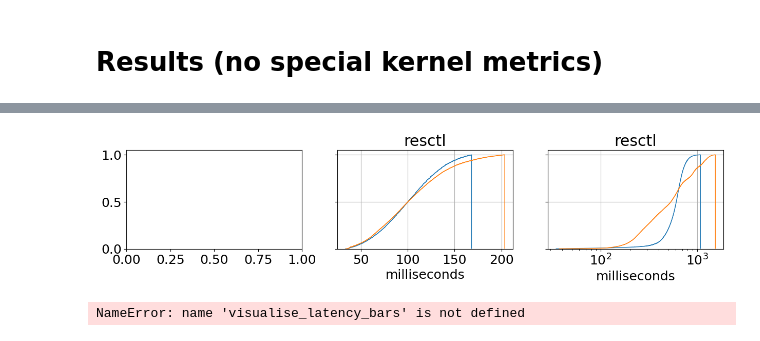
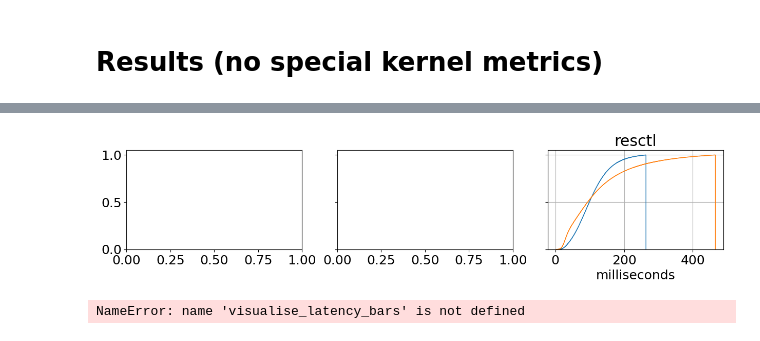
Before and after one commit to isstaif/CFS-LLF_main, a Jupyter notebook: notebooks/rd-hashd (fibo) experiments (compact).ipynb, the cells around one changed output, grey strips where cells are left out. Saved outputs shown, nothing was run; the diff lists cells and outputs as text; code cells hidden in the pictures.

```diff
--- a/notebooks/rd-hashd (fibo) experiments (compact).ipynb
+++ b/notebooks/rd-hashd (fibo) experiments (compact).ipynb
@@ -744,10 +722,10 @@ def rd_hashd_experiment(func_count = 20,
     #experiment timer
     interval=10
     snapshots = []
-#     for i in range(0,duration,interval):
-#         print("tick",i)
-# #         snapshots.append(hashd_report_snapshot())
-    time.sleep(duration)
+    for i in range(0,duration,interval):
+        print("tick",i)
+#         snapshots.append(hashd_report_snapshot())
+        time.sleep(interval)
     snapshots_hetro = snapshots
 
     #instrumentation end
@@ -791,9 +769,7 @@ def rd_hashd_experiment(func_count = 20,
 # %%
 density_range = [x for x in range(12, 12*20, 12*4)]
 # density_range = [1,12]
-density_range = [204]
+density_range = [400]
 results_notraceclean_cfs = {}
 
 results_notraceclean_llf = {}
-
-density_range
@@ -802,5 +776,3 @@ density_range
-# %%
-density_range = [12]
 # %%
 
 print(density_range)
@@ -883,8 +935,0 @@ dtype: int64
-# %%
-for x in density_range:
-    results_notraceclean_llf[x] = rd_hashd_experiment(func_count = x,
-                                                   llf=True,
-                                                   duration=100,
-                                                   workload='none',
-                                                   schedstats_enabled=False,
-                                                   ftrace_enabled=False)
@@ -934,38 +950,36 @@ def visualise_latency_cdf(results_cfs, results_llf, fig, ax,workload,func_count)
 
 #         print(index, count)
 
         if (count == func_count):
 
             quantile = 0.95
 
             # dfb[dfb<dfb.quantile(quantile)].hist(cumulative=True, density=1, bins=1000,
             #                                      histtype='step',
             #                                       label=f'{12}-funcs-CFS',ax=ax)
 
             df = dfs[index]
             df[df<df.quantile(quantile)].hist(cumulative=True, density=1, bins=1000,
                                               histtype='step',
                                               label=f'{count}-funcs-CFS',ax=ax)
 
             df = dfs_llf[index]
             df[df<df.quantile(quantile)].hist(cumulative=True, density=1, bins=1000,
                                               histtype='step',
                                               label=f'{count}-funcs-CFS-LLF',ax=ax)
 
 
             ax.set_title(workload,)
             ax.set_xlabel("milliseconds")
 
 fig, ax = plt.subplots(1,3,figsize=(15,2.5),sharey=True)
 
 # visualise_latency_cdf(results_notraceclean_cfs, results_notraceclean_llf,fig,ax[0],'resctl',1)
-visualise_latency_cdf(results_notraceclean_cfs, results_notraceclean_llf,fig,ax[1],'resctl',12)
+# visualise_latency_cdf(results_notraceclean_cfs, results_notraceclean_llf,fig,ax[1],'resctl',12)
 # visualise_latency_cdf(results_notraceclean_cfs, results_notraceclean_llf,fig,ax[2],'resctl',204)
-visualise_latency_cdf(results_notraceclean_cfs, results_notraceclean_llf,fig,ax[2],'resctl',204)
-
-ax[2].set_xscale('log')
+visualise_latency_cdf(results_notraceclean_cfs, results_notraceclean_llf,fig,ax[2],'resctl',400)
 # %% [output]
-[figure, old version]
+[figure, new version]
 # %%
 visualise_latency_bars(results_notraceclean_cfs, results_notraceclean_llf)
 # visualise_latency_cdf(results_notraceclean_cfs, results_notraceclean_llf)
```
Also changed, not shown: parts of 13 cells of this notebook, 2 other files.
